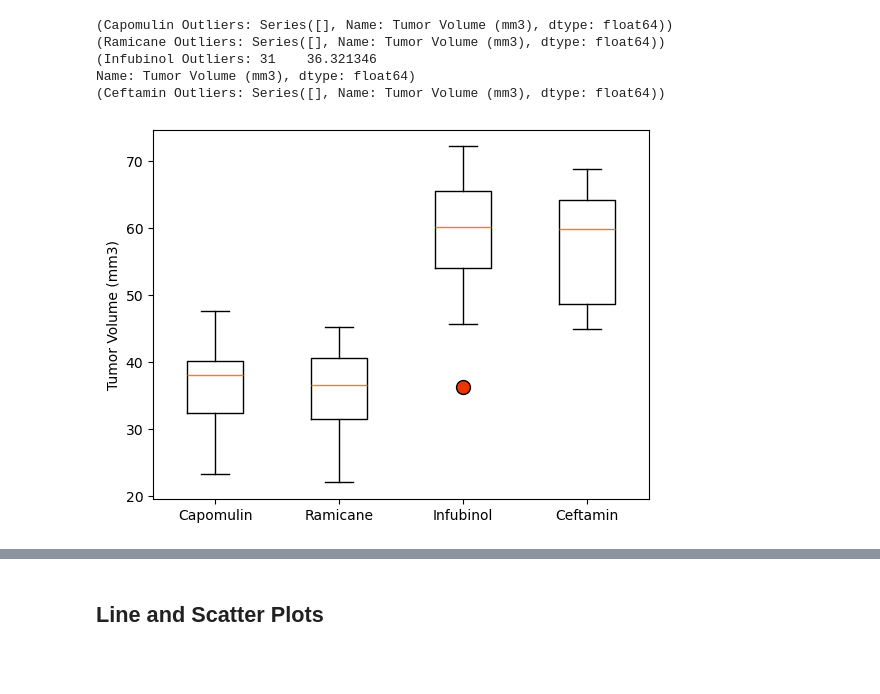
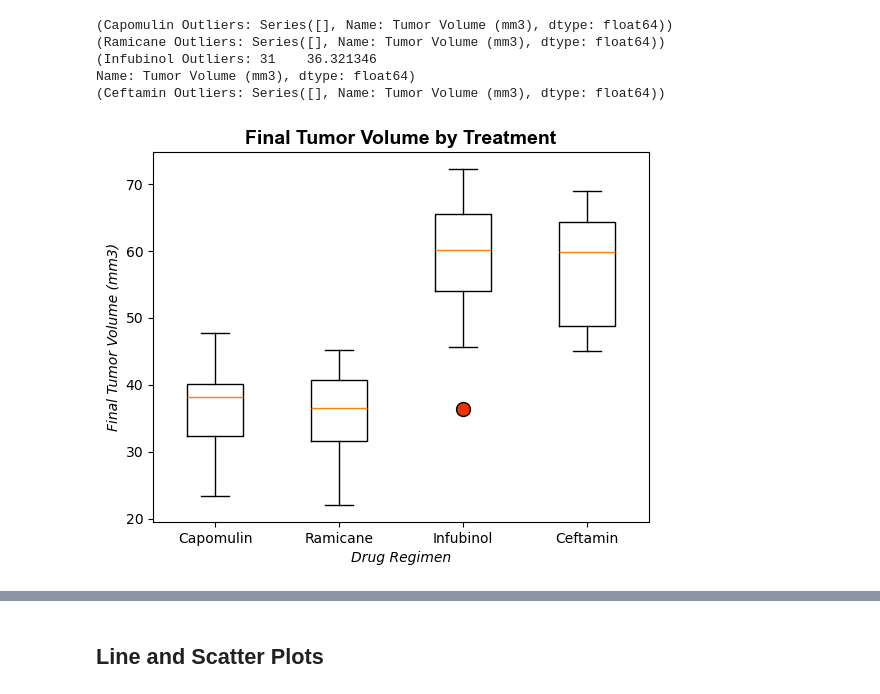
Before and after one commit to kjrebeck/ds_data_visualization, a Jupyter notebook: Submission/pymaceuticals_kjr.ipynb, the cells around one changed output, grey strips where cells are left out. Cells and saved outputs as stored; diff of their text form; code cells hidden in the pictures; blank space fills up the shorter version.

```diff
--- a/Submission/pymaceuticals_kjr.ipynb
+++ b/Submission/pymaceuticals_kjr.ipynb
@@ -327,10 +357,12 @@ Name: Tumor Volume (mm3), dtype: float64)
 # %%
 # Generate a box plot that shows the distrubution of the tumor volume for each treatment group.
 plt.boxplot(tumor_vol, labels = tx_list, flierprops=dict(markerfacecolor='#ec3400', markersize=10))
 
 #customize
-plt.ylabel("Tumor Volume (mm3)")
+plt.xlabel("Drug Regimen", fontsize=10, fontstyle="italic")
+plt.ylabel("Final Tumor Volume (mm3)", fontsize=10, fontstyle="italic")
+plt.title("Final Tumor Volume by Treatment",fontsize=14,fontweight="bold", fontfamily="arial")
 
 plt.show()
 # %% [output]
-[figure, old version]
+[figure, new version]
```
Also changed, not shown: parts of 18 cells of this notebook, 4 other files.
